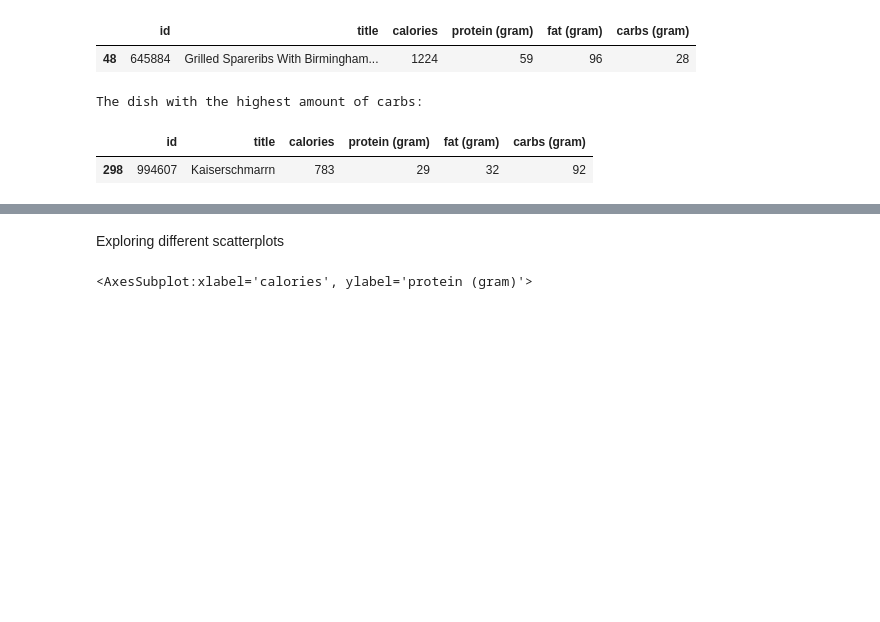
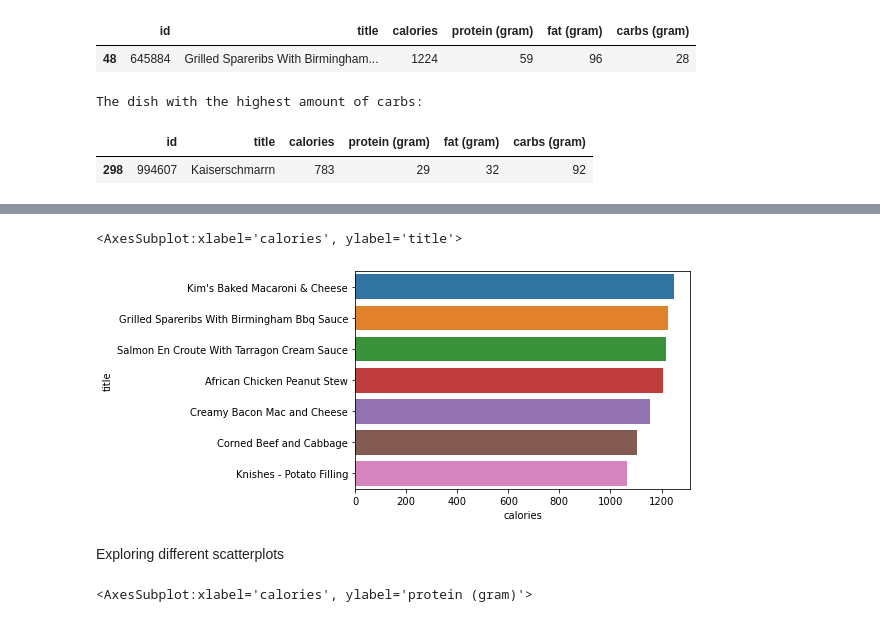
Before and after one commit to naomizubeldia/Spoonacular-Recipe-Nutrients-Dataset, a Jupyter notebook: EDA.ipynb, the cells around one changed output, grey strips where cells are left out. Saved outputs shown, nothing was run; the diff lists cells and outputs as text; code cells hidden in the pictures; blank space fills up the shorter version.

```diff
--- a/EDA.ipynb
+++ b/EDA.ipynb
@@ -107,3 +127,12 @@ The dish with the highest amount of carbs:
+# %%
+sns.barplot(
+    x='calories',
+    y='title',
+    data=final.nlargest(7, 'calories')
+)
+# %% [output]
+<AxesSubplot:xlabel='calories', ylabel='title'>
+[figure, added]
 # %% [markdown]
 Exploring different scatterplots
 # %%
```
Also changed, not shown: parts of 4 cells of this notebook.
